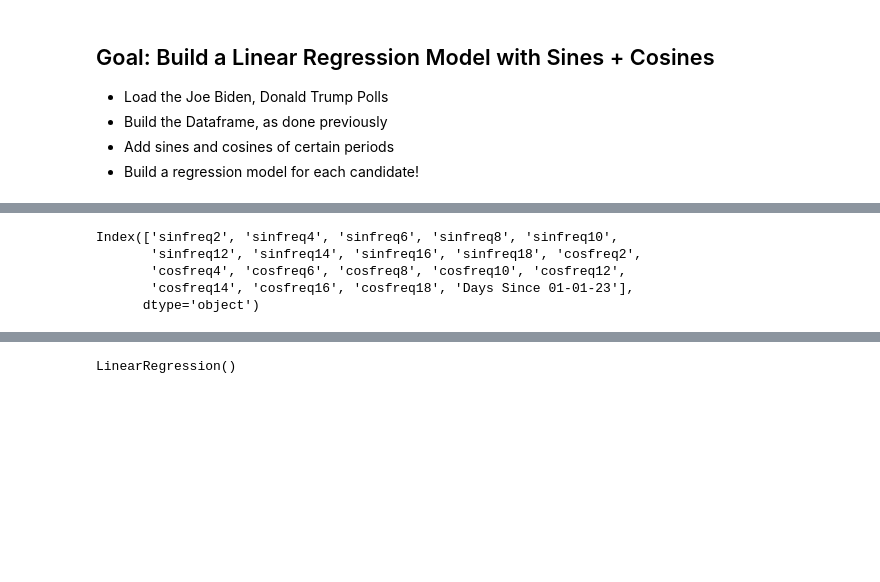
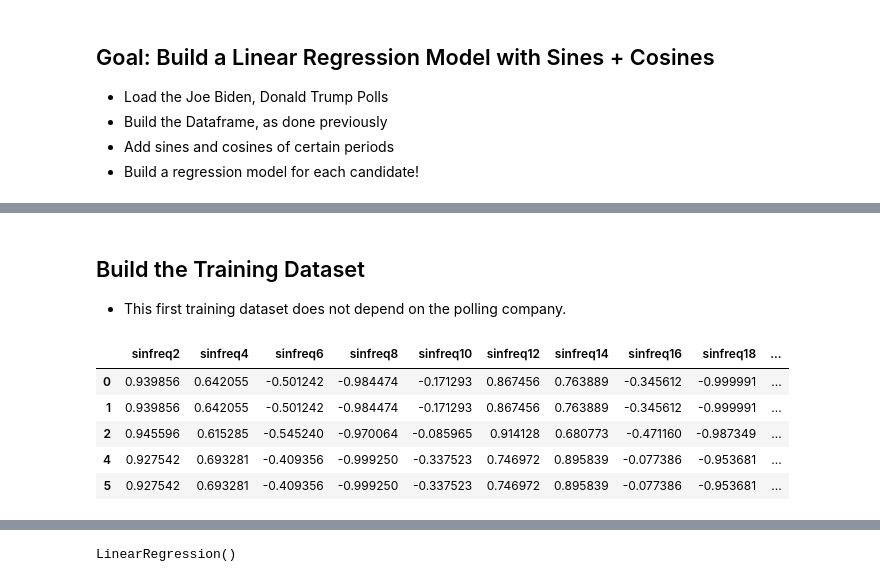
Before and after one commit to robertfeldstein/Election2024, a Jupyter notebook: linearsinemodel.ipynb, the cells around one changed output, grey strips where cells are left out. Cells and saved outputs as stored; diff of their text form; code cells hidden in the pictures; blank space fills up the shorter version.

```diff
--- a/linearsinemodel.ipynb
+++ b/linearsinemodel.ipynb
@@ -73,31 +52,19 @@ df.head()
+# %% [markdown]
+## Build the Training Dataset
+
+- This first training dataset does not depend on the polling company.
 # %%
 # We'll use the pollster, sine and cosine of the day of the year as features
-#X = df[['sinfreq1','cosfreq1', 'sinfreq2', 'cosfreq2', 'sinfreq3', 'cosfreq3']]
 X = df[frequency_strings]
-Xtrain = X[df["End Date"] < "2024-01-01"]
-Xtest = X[df["End Date"] > "2024-01-01"]
 X = pd.get_dummies(X, drop_first=True)
 jby = df["Biden (D)"]
 dty = df["Trump (R)"]
 
-jbytrain = jby[df["End Date"] < "2024-01-01"]
-jbytest = jby[df["End Date"] > "2024-01-01"]
-dtytrain = dty[df["End Date"] < "2024-01-01"]
-dtytest = dty[df["End Date"] > "2024-01-01"]
-# Fit the model
-jbmodel = LinearRegression()
-jbmodel.fit(X, jby)
-jbpredictions = jbmodel.predict(X)
-
-
-dtmodel = LinearRegression()
-dtmodel.fit(X, dty)
-dtpredictions = dtmodel.predict(X)
-
-print(X.columns)
+X.head()
 # %% [output]
-Index(['sinfreq2', 'sinfreq4', 'sinfreq6', 'sinfreq8', 'sinfreq10',
-       'sinfreq12', 'sinfreq14', 'sinfreq16', 'sinfreq18', 'cosfreq2',
-       'cosfreq4', 'cosfreq6', 'cosfreq8', 'cosfreq10', 'cosfreq12',
-       'cosfreq14', 'cosfreq16', 'cosfreq18', 'Days Since 01-01-23'],
-      dtype='object')
+|  | sinfreq2 | sinfreq4 | sinfreq6 | sinfreq8 | sinfreq10 | sinfreq12 | sinfreq14 | sinfreq16 | sinfreq18 | ... |
+| 0 | 0.939856 | 0.642055 | -0.501242 | -0.984474 | -0.171293 | 0.867456 | 0.763889 | -0.345612 | -0.999991 | ... |
+| 1 | 0.939856 | 0.642055 | -0.501242 | -0.984474 | -0.171293 | 0.867456 | 0.763889 | -0.345612 | -0.999991 | ... |
+| 2 | 0.945596 | 0.615285 | -0.545240 | -0.970064 | -0.085965 | 0.914128 | 0.680773 | -0.471160 | -0.987349 | ... |
+| 4 | 0.927542 | 0.693281 | -0.409356 | -0.999250 | -0.337523 | 0.746972 | 0.895839 | -0.077386 | -0.953681 | ... |
+| 5 | 0.927542 | 0.693281 | -0.409356 | -0.999250 | -0.337523 | 0.746972 | 0.895839 | -0.077386 | -0.953681 | ... |
```
Also changed, not shown: parts of 29 cells of this notebook, 2 other files.
